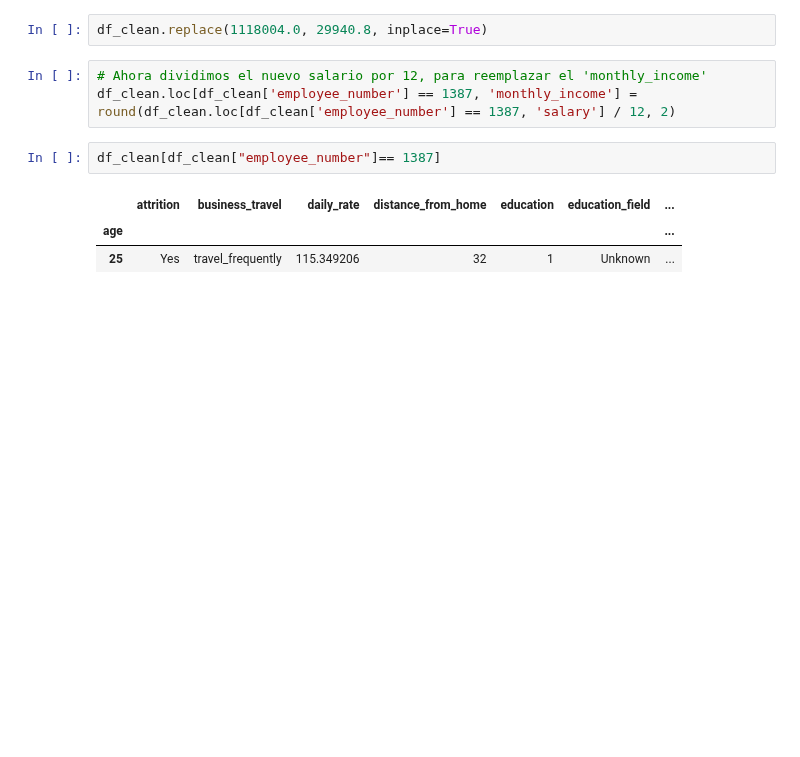
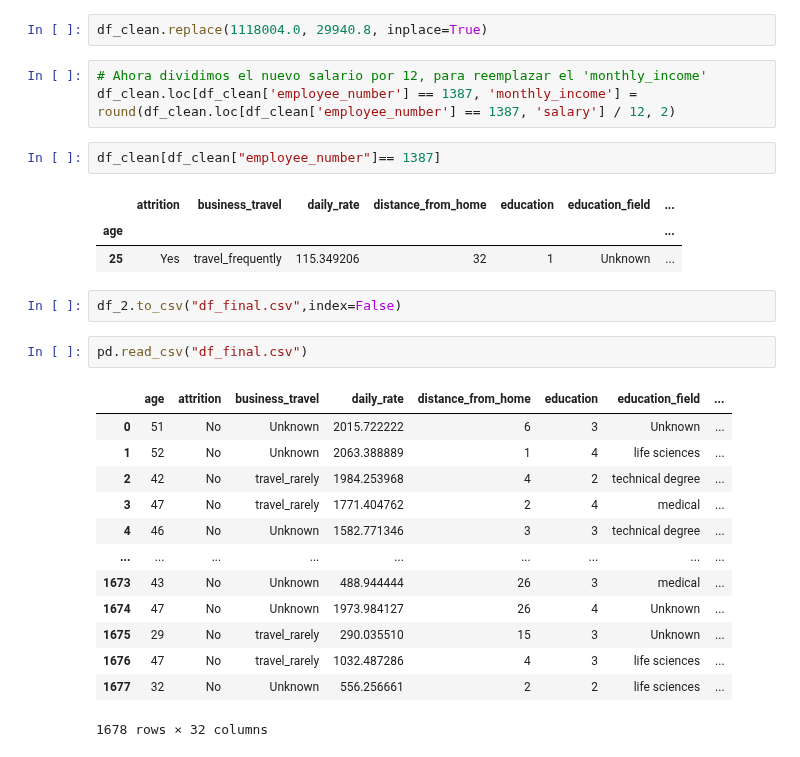
Before and after one commit to VeroSanchezO/proyecto-da-promo-k-modulo-3-team-5, a Jupyter notebook: Fase_2_Transformación de los datos.ipynb, the cells around one changed output. Drawn from its saved outputs; the diff is of its cells as text; blank space fills up the shorter version.

```diff
--- a/Fase_2_Transformación de los datos.ipynb
+++ b/Fase_2_Transformación de los datos.ipynb
@@ -663,3 +663,21 @@ df_clean[df_clean["employee_number"]== 1387]
 |  | attrition | business_travel | daily_rate | distance_from_home | education | education_field | ... |
 | age |  |  |  |  |  |  | ... |
 | 25 | Yes | travel_frequently | 115.349206 | 32 | 1 | Unknown | ... |
+# %%
+df_2.to_csv("df_final.csv",index=False)
+# %%
+pd.read_csv("df_final.csv")
+# %% [output]
+|  | age | attrition | business_travel | daily_rate | distance_from_home | education | education_field | ... |
+| 0 | 51 | No | Unknown | 2015.722222 | 6 | 3 | Unknown | ... |
+| 1 | 52 | No | Unknown | 2063.388889 | 1 | 4 | life sciences | ... |
+| 2 | 42 | No | travel_rarely | 1984.253968 | 4 | 2 | technical degree | ... |
+| 3 | 47 | No | travel_rarely | 1771.404762 | 2 | 4 | medical | ... |
+| 4 | 46 | No | Unknown | 1582.771346 | 3 | 3 | technical degree | ... |
+| ... | ... | ... | ... | ... | ... | ... | ... | ... |
+| 1673 | 43 | No | Unknown | 488.944444 | 26 | 3 | medical | ... |
+| 1674 | 47 | No | Unknown | 1973.984127 | 26 | 4 | Unknown | ... |
+| 1675 | 29 | No | travel_rarely | 290.035510 | 15 | 3 | Unknown | ... |
+| 1676 | 47 | No | travel_rarely | 1032.487286 | 4 | 3 | life sciences | ... |
+| 1677 | 32 | No | Unknown | 556.256661 | 2 | 2 | life sciences | ... |
+1678 rows × 32 columns
```
